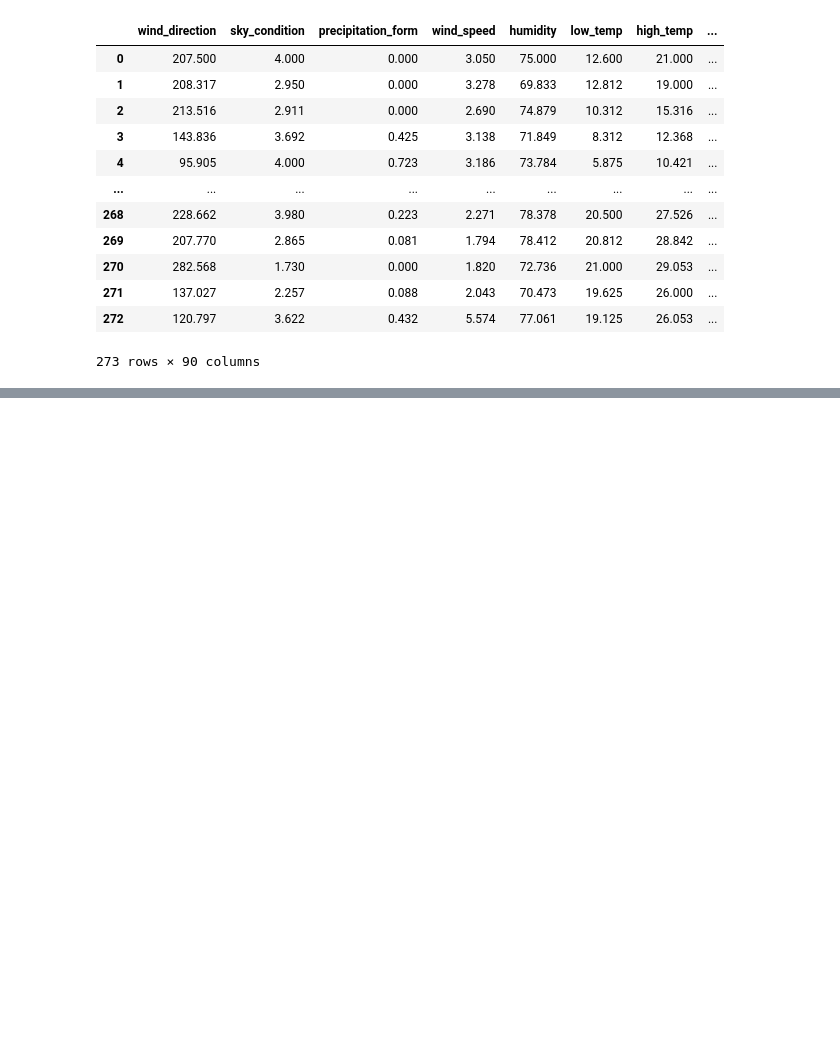
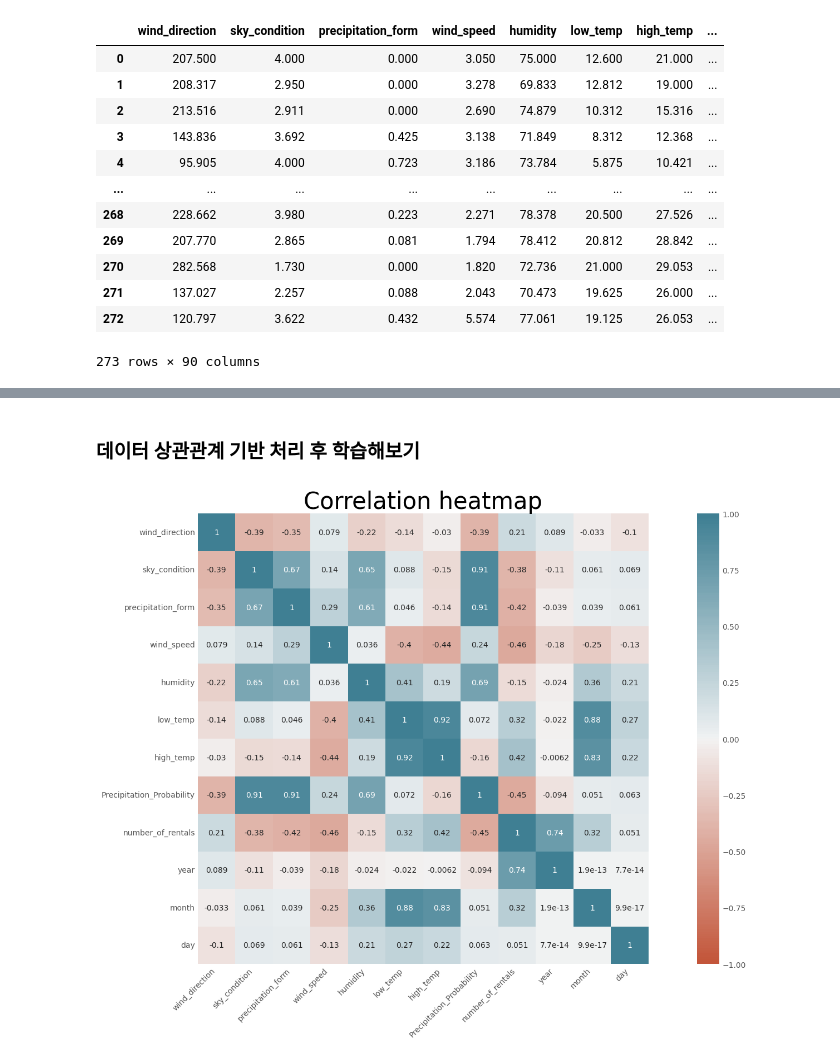
Before and after one commit to woogi123/data_analysis-ML, a Jupyter notebook: 서울시따릉이/Seoul_data_처리.ipynb, the cells around one changed output, grey strips where cells are left out. Drawn from its saved outputs; the diff is of its cells as text; code cells hidden in the pictures; blank space fills up the shorter version.

```diff
--- a/서울시따릉이/Seoul_data_처리.ipynb
+++ b/서울시따릉이/Seoul_data_처리.ipynb
@@ -426,0 +437,26 @@ score
+# %% [markdown]
+### 데이터 상관관계 기반 처리 후 학습해보기
+# %%
+corr = dataset_number.corr()
+plt.figure(figsize=(20, 10))
+
+#히트맵 생성
+ax = sns.heatmap(
+    corr,
+    vmin=-1, vmax=1, center=0, #색상 -1 ~ 1 까지
+    cmap=sns.diverging_palette(20, 220, n=200),   # 색상 맵 지정
+    square=True, #정사각형으로 표현
+    annot=True   # 셀에 상관계수 값 표시
+)
+
+# X축 눈금 꾸미기
+ax.set_xticklabels(
+    ax.get_xticklabels(),
+    rotation=45,
+    horizontalalignment='right'
+)
+
+plt.title('Correlation heatmap', fontsize=30)
+plt.show()
+# %% [output]
+[figure, added]
```
Also changed, not shown: parts of 10 cells of this notebook, 1 other file.
